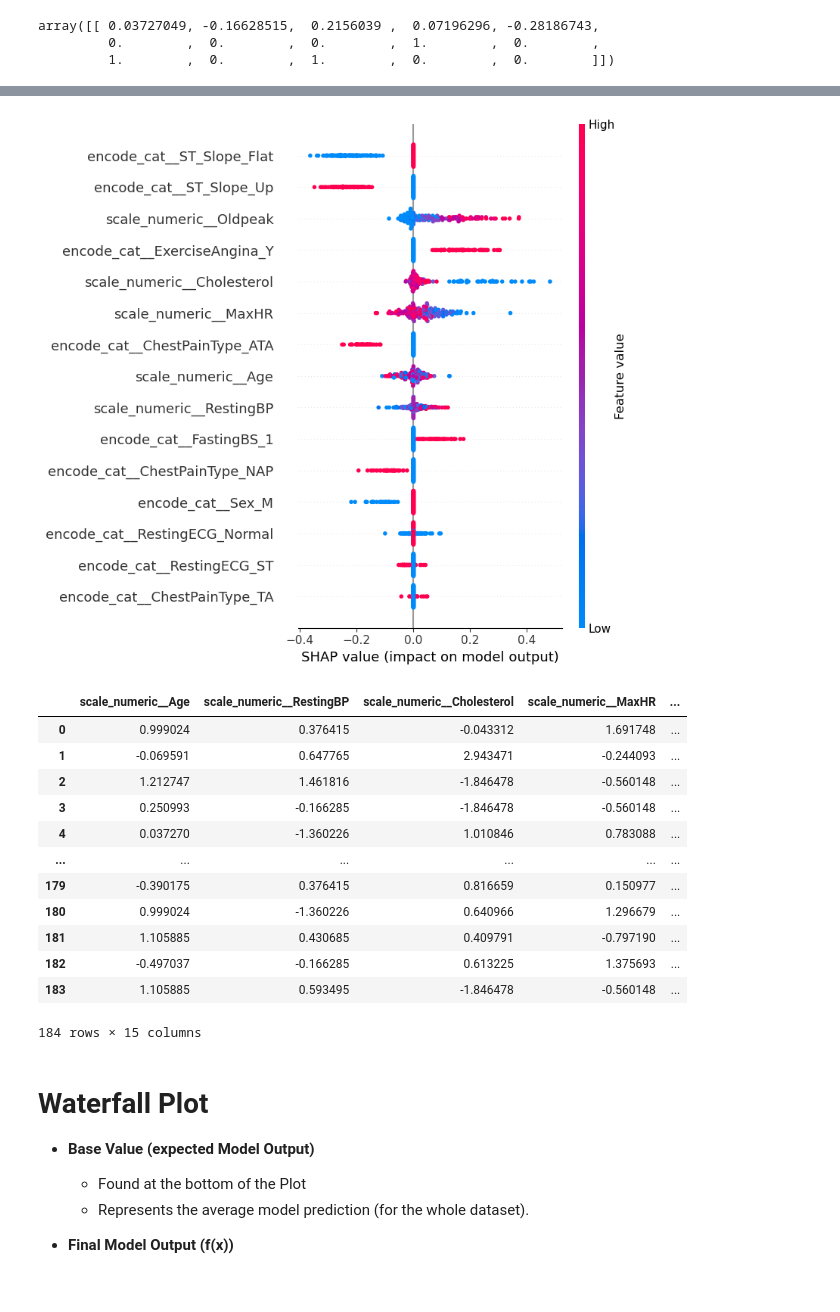
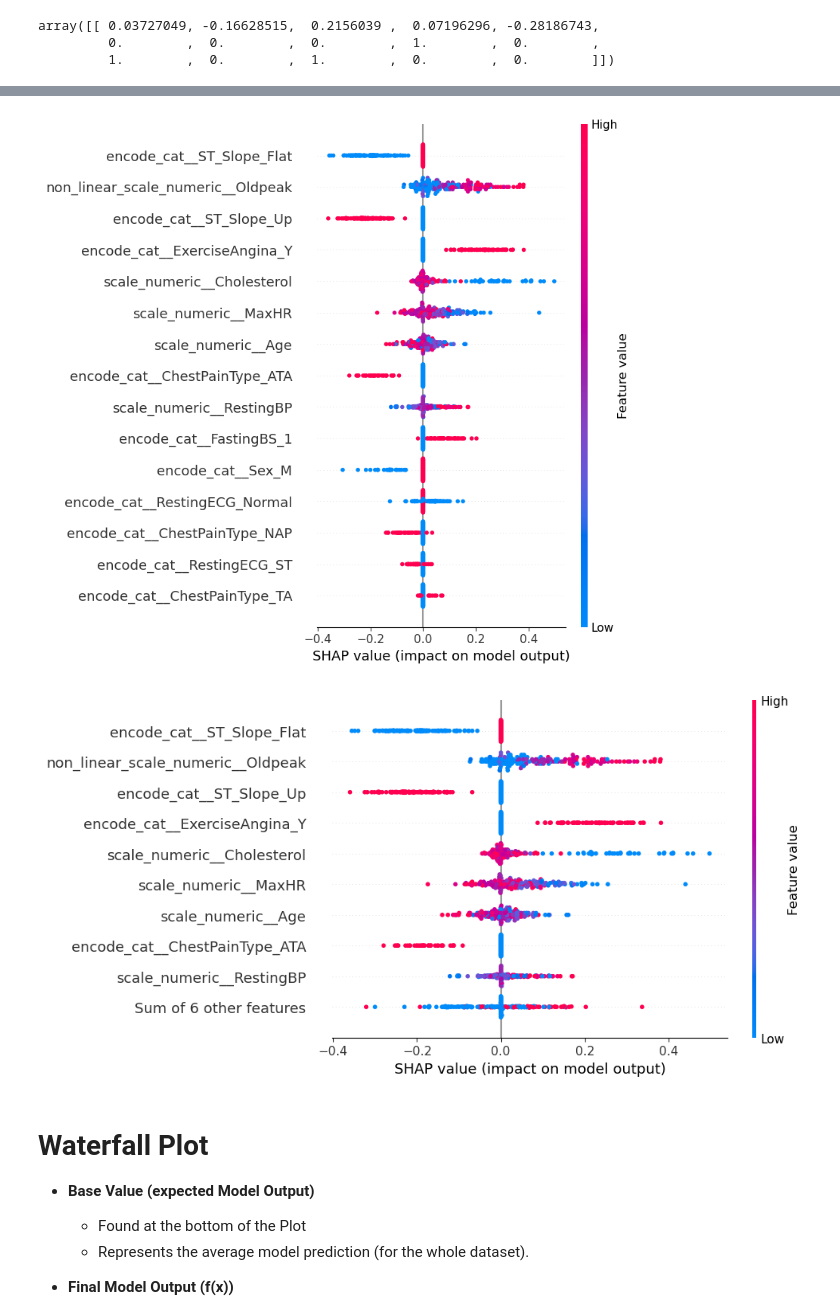
Before and after one commit to midorikawaguti/Heart_Failure_Prediction_Team_0, a Jupyter notebook: models/machine_learning_pipeline.ipynb, the cells around one changed output, grey strips where cells are left out. Cells and saved outputs as stored; diff of their text form; code cells hidden in the pictures; blank space fills up the shorter version.

Commit message:
Added new plots: cohort bar plot and local bar plot for SHAP values

```diff
--- a/models/machine_learning_pipeline.ipynb
+++ b/models/machine_learning_pipeline.ipynb
@@ -852,7 +845,7 @@ import numpy as np
 import pandas as pd
 
 # Extract trained model and preprocessing steps
-best_pipeline = grid_knn_A.best_estimator_
+best_pipeline = grid_knn_B.best_estimator_
 preprocessor = best_pipeline.named_steps["preprocessing"]  # preprocessing steps that were applied to the data (e.g., scaling, encoding)
 knn_model = best_pipeline.named_steps["model"]  # KNN model that has been trained on the transformed data.
 
@@ -867,7 +860,7 @@ med = np.median(X_train_transformed, axis=0).reshape((1, X_train_transformed.sha
 
 # Get feature names
 feature_names = preprocessor.get_feature_names_out(input_features=X_train.columns)
-grid_knn_A.best_estimator_.named_steps['preprocessing'].get_feature_names_out()
+best_pipeline.named_steps['preprocessing'].get_feature_names_out()
 
 
 #The function f(x) takes in the transformed data x and uses the trained KNN model to predict the probabilities of each class.
@@ -901,27 +904,14 @@ How each feature impacts the model's output.
 # %%
 # Convert transformed X_test to DataFrame for visualization
 X_test_transformed_df = pd.DataFrame(X_test_transformed, columns=feature_names)
 
-# SHAP summary plot (with correct feature names)
-shap.summary_plot(shap_values, X_test_transformed_df)
+# SHAP summary plot
+shap.summary_plot(shap_values)
+
+shap.plots.beeswarm(shap_values)
 # %% [output]
-[figure, old version]
+[figure, new version]
+[figure, added]
-# %%
-X_test_transformed_df
-# %% [output]
-|  | scale_numeric__Age | scale_numeric__RestingBP | scale_numeric__Cholesterol | scale_numeric__MaxHR | ... |
-| 0 | 0.999024 | 0.376415 | -0.043312 | 1.691748 | ... |
-| 1 | -0.069591 | 0.647765 | 2.943471 | -0.244093 | ... |
-| 2 | 1.212747 | 1.461816 | -1.846478 | -0.560148 | ... |
-| 3 | 0.250993 | -0.166285 | -1.846478 | -0.560148 | ... |
-| 4 | 0.037270 | -1.360226 | 1.010846 | 0.783088 | ... |
-| ... | ... | ... | ... | ... | ... |
-| 179 | -0.390175 | 0.376415 | 0.816659 | 0.150977 | ... |
-| 180 | 0.999024 | -1.360226 | 0.640966 | 1.296679 | ... |
-| 181 | 1.105885 | 0.430685 | 0.409791 | -0.797190 | ... |
-| 182 | -0.497037 | -0.166285 | 0.613225 | 1.375693 | ... |
-| 183 | 1.105885 | 0.593495 | -1.846478 | -0.560148 | ... |
-184 rows × 15 columns
 # %% [markdown]
 # Waterfall Plot
 
```
Also changed, not shown: parts of 32 cells of this notebook, 2 other files.
